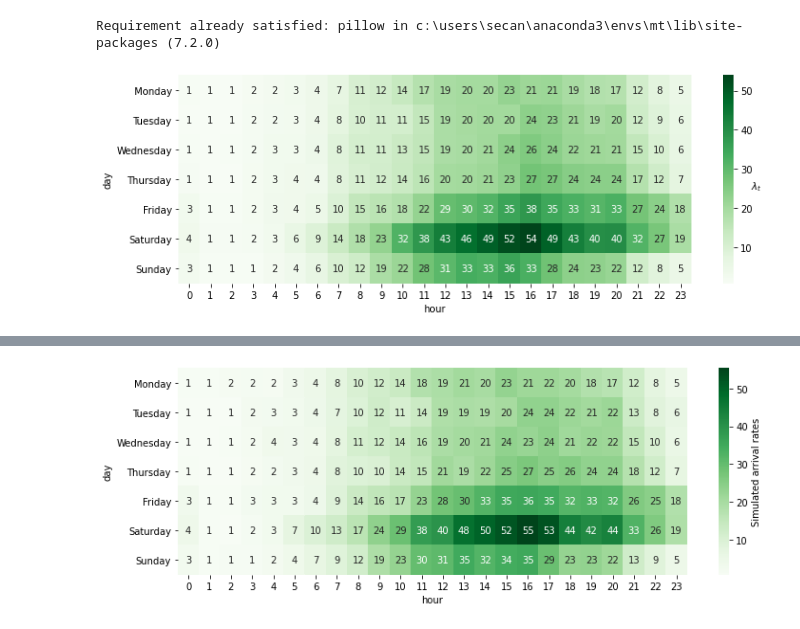
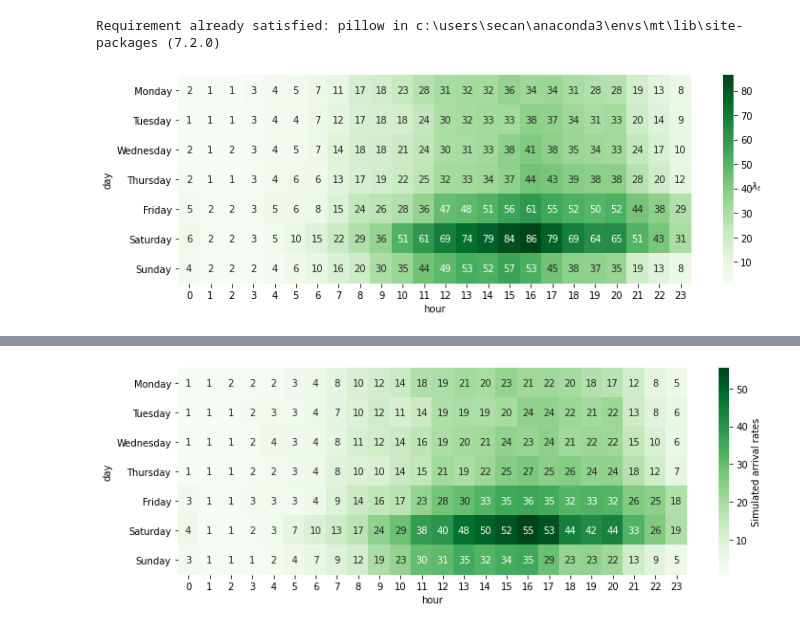
Before and after one commit to scespinoza/louisville-scooters, a Jupyter notebook: arrival_process/Untitled.ipynb, the cells around one changed output, grey strips where cells are left out. Saved outputs shown, nothing was run; the diff lists cells and outputs as text; code cells hidden in the pictures.

```diff
--- a/arrival_process/Untitled.ipynb
+++ b/arrival_process/Untitled.ipynb
@@ -10,3 +10,8 @@ ratios = {}
 for (s, d), v in sm['temporal']['nhpp'].lambda_t.items():
     for hour in v:
         ratios[d * 24 + hour['lb']] =  hour['rate']
+# %%
+dict_market_share = {0: 0.6/0.375, 1: 0.6/0.375, 2: 0.6/0.375, 3: 0.6/0.375, 4: 0.45/0.375, 5: 1, 6: 0.45/0.375}
+for (season, day), rates in sm['temporal']['nhpp'].lambda_t.items():
+    for h in rates:
+        h['rate'] = dict_market_share[day]*h['rate']
@@ -22,11 +30,12 @@ Requirement already satisfied: pillow in c:\users\secan\anaconda3\envs\mt\lib\si
 # %%
 import seaborn as sns
 fig, ax = plt.subplots(figsize=(12, 4))
+lambda_t = ratios.groupby(['day', 'hour'])['ratios'].sum().unstack()
 sns.heatmap(ratios.groupby(['day', 'hour'])['ratios'].sum().unstack(),
            cmap='Greens', ax=ax, annot=True, fmt='.0f')
 ax.collections[0].colorbar.set_label('$\lambda_{t}$', rotation=0)
 ax.set_xticklabels(['{:.0f}'.format(h) for h in range(24)], rotation=0)
 ax.set_yticklabels(['Monday', 'Tuesday', 'Wednesday', 'Thursday', 'Friday', 'Saturday', 'Sunday'], rotation=0)
 fig.savefig('arrival-ratios.jpg', dpi=300);
 # %% [output]
-[figure, old version]
+[figure, new version]
```
Also changed, not shown: parts of 4 cells of this notebook, 4 other files.
